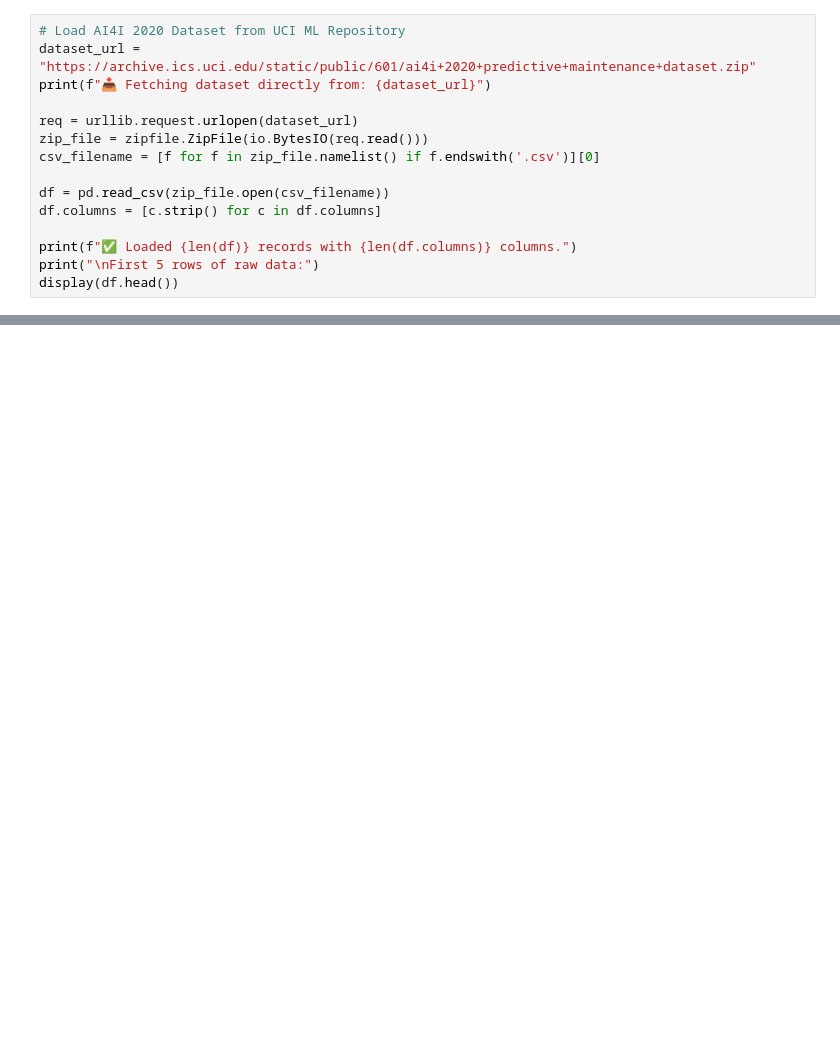
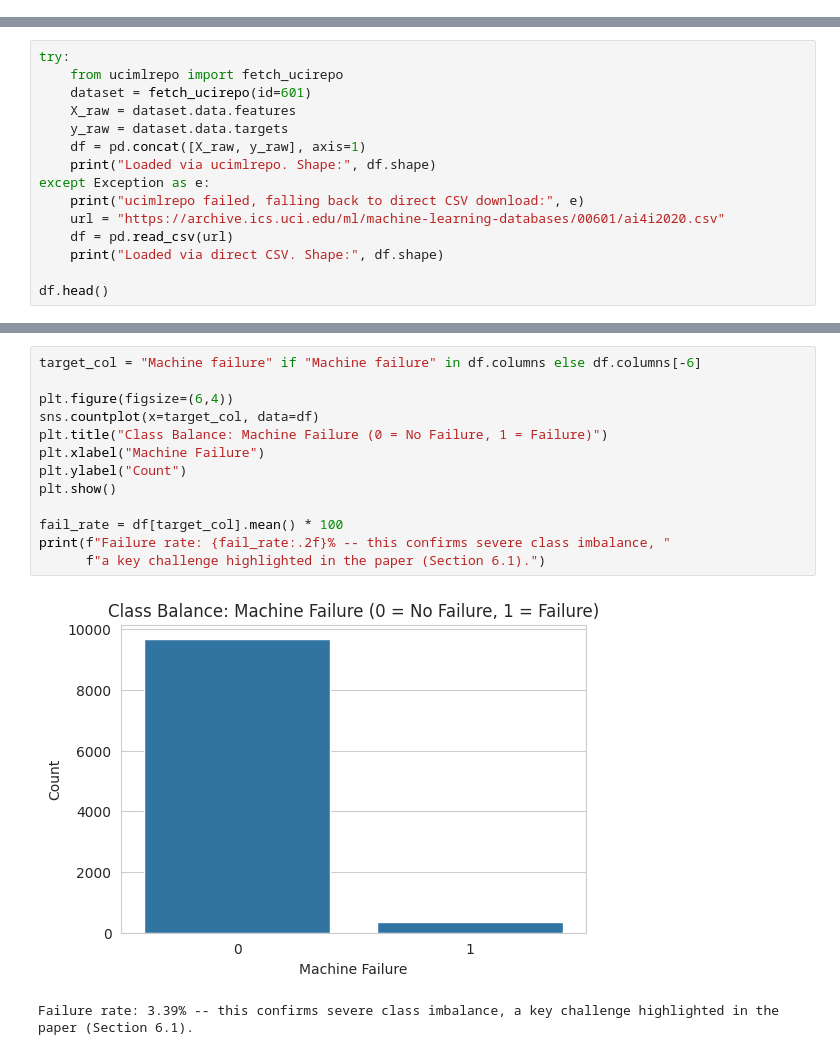
Before and after one commit to pratmeshdalvi/HVAC_Predictive_Maintenance, a Jupyter notebook: HVAC_Predictive_Maintenance_DL.ipynb, the cells around one changed output, grey strips where cells are left out. Cells and saved outputs as stored; diff of their text form; blank space fills up the shorter version.

```diff
--- a/HVAC_Predictive_Maintenance_DL.ipynb
+++ b/HVAC_Predictive_Maintenance_DL.ipynb
@@ -63,15 +0,0 @@ Downloads the official zip archive directly from UCI ML Repository.
-# %%
-# Load AI4I 2020 Dataset from UCI ML Repository
-dataset_url = "https://archive.ics.uci.edu/static/public/601/ai4i+2020+predictive+maintenance+dataset.zip"
-print(f"📥 Fetching dataset directly from: {dataset_url}")
-
-req = urllib.request.urlopen(dataset_url)
-zip_file = zipfile.ZipFile(io.BytesIO(req.read()))
-csv_filename = [f for f in zip_file.namelist() if f.endswith('.csv')][0]
-
-df = pd.read_csv(zip_file.open(csv_filename))
-df.columns = [c.strip() for c in df.columns]
-
-print(f"✅ Loaded {len(df)} records with {len(df.columns)} columns.")
-print("\nFirst 5 rows of raw data:")
-display(df.head())
@@ -490,0 +58,15 @@ plt.show()
+# %%
+try:
+    from ucimlrepo import fetch_ucirepo
+    dataset = fetch_ucirepo(id=601)
+    X_raw = dataset.data.features
+    y_raw = dataset.data.targets
+    df = pd.concat([X_raw, y_raw], axis=1)
+    print("Loaded via ucimlrepo. Shape:", df.shape)
+except Exception as e:
+    print("ucimlrepo failed, falling back to direct CSV download:", e)
+    url = "https://archive.ics.uci.edu/ml/machine-learning-databases/00601/ai4i2020.csv"
+    df = pd.read_csv(url)
+    print("Loaded via direct CSV. Shape:", df.shape)
+
+df.head()
@@ -490,0 +110,16 @@ plt.show()
+# %%
+target_col = "Machine failure" if "Machine failure" in df.columns else df.columns[-6]
+
+plt.figure(figsize=(6,4))
+sns.countplot(x=target_col, data=df)
+plt.title("Class Balance: Machine Failure (0 = No Failure, 1 = Failure)")
+plt.xlabel("Machine Failure")
+plt.ylabel("Count")
+plt.show()
+
+fail_rate = df[target_col].mean() * 100
+print(f"Failure rate: {fail_rate:.2f}% -- this confirms severe class imbalance, "
+      f"a key challenge highlighted in the paper (Section 6.1).")
+# %% [output]
+[figure, added]
+Failure rate: 3.39% -- this confirms severe class imbalance, a key challenge highlighted in the paper (Section 6.1).
```
Also changed, not shown: parts of 60 cells of this notebook.
